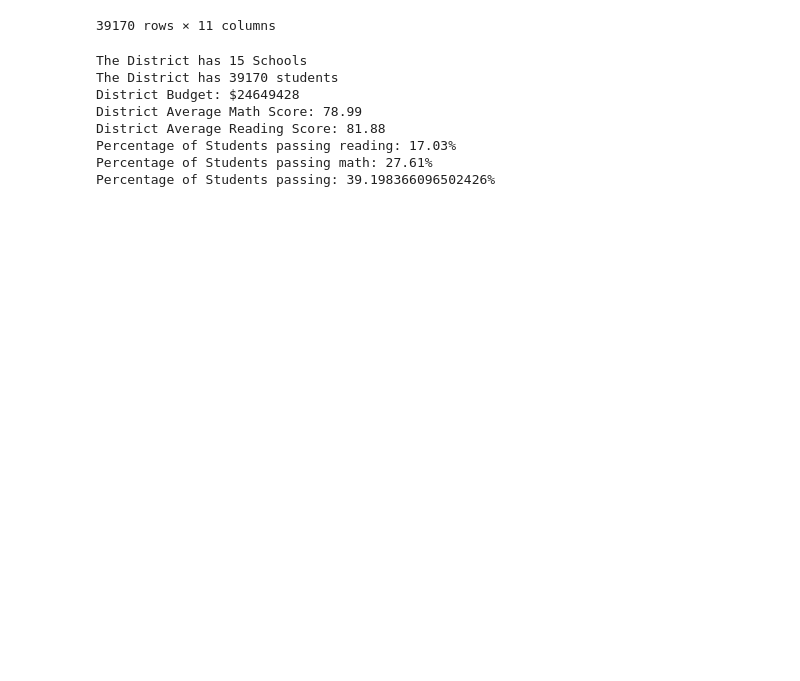
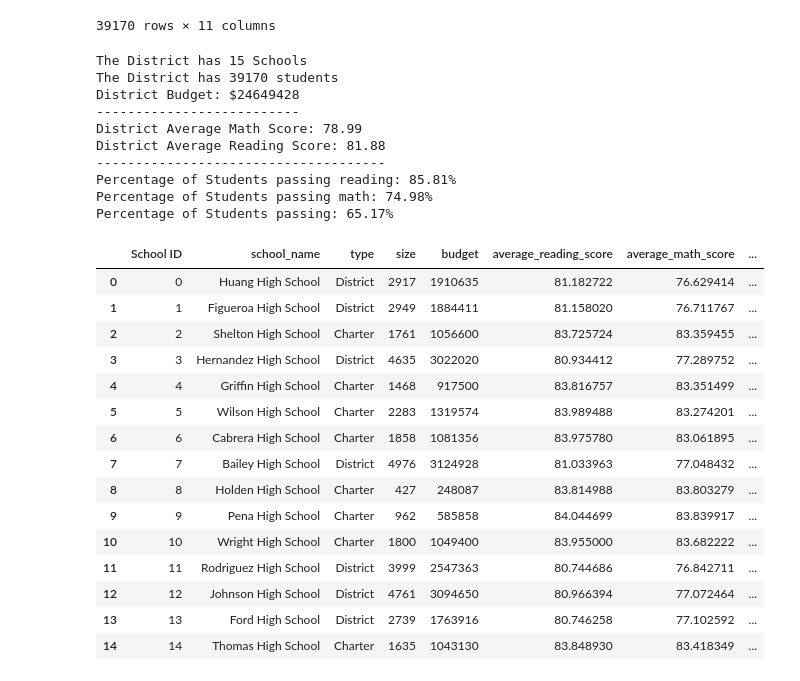
Before and after one commit to J-Schea29/Pandas-Challenge, a Jupyter notebook: Untitled.ipynb, the cells around one changed output. Cells and saved outputs as stored; diff of their text form; code cells hidden in the pictures; blank space fills up the shorter version.

```diff
--- a/Untitled.ipynb
+++ b/Untitled.ipynb
@@ -124,6 +125,7 @@ distr_average_reading = round(merged_df["reading_score"].mean(), 2)
 print(f"The District has {school_count} Schools")
 print(f"The District has {student_count} students")
 print(f"District Budget: ${school_budget}")
+print("--------------------------")
 print(f"District Average Math Score: {distr_average_math}")
 print(f"District Average Reading Score: {distr_average_reading}")
 
@@ -131,9 +133,9 @@ reading_count = merged_df["reading_score"].count()
 math_count = merged_df["math_score"].count()
 passing_count = merged_df["Student ID"].count()
 
-passing_reading = merged_df.loc[merged_df["reading_score"] <= 70, :]
-passing_math = merged_df.loc[merged_df["math_score"] <= 70, :]
-passing = merged_df.loc[(merged_df["math_score"] <= 70) | (merged_df["reading_score"] <= 70)]
+passing_reading = merged_df.loc[merged_df["reading_score"] >= 70, :]
+passing_math = merged_df.loc[merged_df["math_score"] >= 70, :]
+passing = merged_df.loc[(merged_df["math_score"] >= 70) & (merged_df["reading_score"] >= 70)]
 
 total_passing_read = passing_reading["reading_score"].count()
 total_passing_math = passing_math["math_score"].count()
@@ -141,8 +143,9 @@ total_passing = passing["Student ID"].count()
 
 dist_read_perc = round(int(total_passing_read)/int(reading_count) *int(100), 2)
 dist_math_perc = round(int(total_passing_math)/int(math_count) *int(100), 2)
-dist_pass_perc = roundint(total_passing)/int(passing_count) *int(100)
+dist_pass_perc = round(int(total_passing)/int(passing_count) *int(100), 2)
 
+print("-------------------------------------")
 print(f"Percentage of Students passing reading: {dist_read_perc}%")
 print(f"Percentage of Students passing math: {dist_math_perc}%")
 print(f"Percentage of Students passing: {dist_pass_perc}%")
@@ -150,8 +153,71 @@ print(f"Percentage of Students passing: {dist_pass_perc}%")
 The District has 15 Schools
 The District has 39170 students
 District Budget: $24649428
+--------------------------
 District Average Math Score: 78.99
 District Average Reading Score: 81.88
-Percentage of Students passing reading: 17.03%
-Percentage of Students passing math: 27.61%
-Percentage of Students passing: 39.198366096502426%
+-------------------------------------
+Percentage of Students passing reading: 85.81%
+Percentage of Students passing math: 74.98%
+Percentage of Students passing: 65.17%
+# %%
+#2. School Summary
+student_data_df = student_data[["school_name", "reading_score", "math_score"]]
+school_group = student_data_df.groupby(["school_name"])
+aver_group = school_group.mean()
+aver_group = aver_group.rename(columns ={"reading_score": "average_reading_score", "math_score": "average_math_score"})
+# %%
+passing_reading2 = student_data_df.loc[merged_df["reading_score"] >= 70, :]
+passing_math2 = student_data_df.loc[merged_df["math_score"] >= 70, :]
+passing2 = student_data_df.loc[(merged_df["math_score"] >= 70) & (merged_df["reading_score"] >= 70)]
+
+school_group2 = passing_reading2.groupby(["school_name"])
+counted_group = school_group2.count()
+counted_group
+
+school_group3 = passing_math2.groupby(["school_name"])
+counted_group2 = school_group3.count()
+counted_group2
+
+school_group4 = passing2.groupby(["school_name"])
+counted_group3 = school_group4.count()
+counted_group3
+
+# percentages = counted_group[["school_name", "reading_score"]]
+# percentages["passed_math"] = counted_group2["math_score"]
+# percentages["passed"] = counted_group3["math_score"]
+# percentages
+merged1 = pd.merge(counted_group, counted_group2, on= "school_name")
+merged2= pd.merge(merged1, counted_group3, on= "school_name")
+del merged2["math_score_x"]
+del merged2["reading_score_y"]
+del merged2["math_score"]
+merged2 = merged2.rename(columns ={"reading_score_x": "passed_reading", "math_score_y": "passed_math", "reading_score": "total"})
+# %%
+merge3 = pd.merge(school_data, aver_group, on= "school_name")
+merged_data2 = pd.merge(merge3, merged2, on= "school_name")
+merged_data2["money_per_student"] = merged_data2["budget"]/merged_data2["size"]
+merged_data2["% Passed Reading"]= (merged_data2["passed_reading"]/merged_data2["size"]) *int(100)
+merged_data2["% Passed Math"] = (merged_data2["passed_math"]/merged_data2["size"]) *int(100)
+merged_data2["% Passed"] = (merged_data2["total"]/merged_data2["size"]) *int(100)
+del merged_data2["passed_reading"]
+del merged_data2["passed_math"]
+del merged_data2["total"]
+merged_data2
+# %% [output]
+|  | School ID | school_name | type | size | budget | average_reading_score | average_math_score | ... |
+| 0 | 0 | Huang High School | District | 2917 | 1910635 | 81.182722 | 76.629414 | ... |
+| 1 | 1 | Figueroa High School | District | 2949 | 1884411 | 81.158020 | 76.711767 | ... |
+| 2 | 2 | Shelton High School | Charter | 1761 | 1056600 | 83.725724 | 83.359455 | ... |
+| 3 | 3 | Hernandez High School | District | 4635 | 3022020 | 80.934412 | 77.289752 | ... |
+| 4 | 4 | Griffin High School | Charter | 1468 | 917500 | 83.816757 | 83.351499 | ... |
+| 5 | 5 | Wilson High School | Charter | 2283 | 1319574 | 83.989488 | 83.274201 | ... |
+| 6 | 6 | Cabrera High School | Charter | 1858 | 1081356 | 83.975780 | 83.061895 | ... |
+| 7 | 7 | Bailey High School | District | 4976 | 3124928 | 81.033963 | 77.048432 | ... |
+| 8 | 8 | Holden High School | Charter | 427 | 248087 | 83.814988 | 83.803279 | ... |
+| 9 | 9 | Pena High School | Charter | 962 | 585858 | 84.044699 | 83.839917 | ... |
+| 10 | 10 | Wright High School | Charter | 1800 | 1049400 | 83.955000 | 83.682222 | ... |
+| 11 | 11 | Rodriguez High School | District | 3999 | 2547363 | 80.744686 | 76.842711 | ... |
+| 12 | 12 | Johnson High School | District | 4761 | 3094650 | 80.966394 | 77.072464 | ... |
+| 13 | 13 | Ford High School | District | 2739 | 1763916 | 80.746258 | 77.102592 | ... |
+| 14 | 14 | Thomas High School | Charter | 1635 | 1043130 | 83.848930 | 83.418349 | ... |
```
Also changed, not shown: parts of 5 cells of this notebook.
